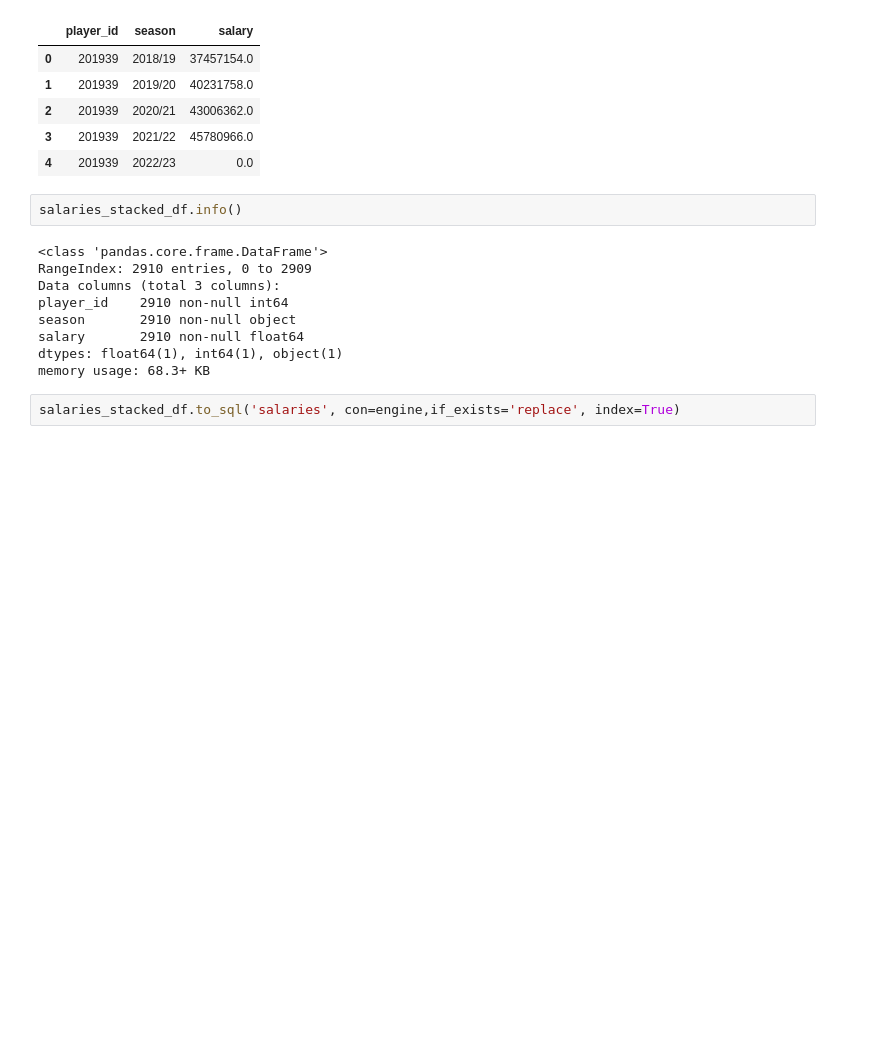
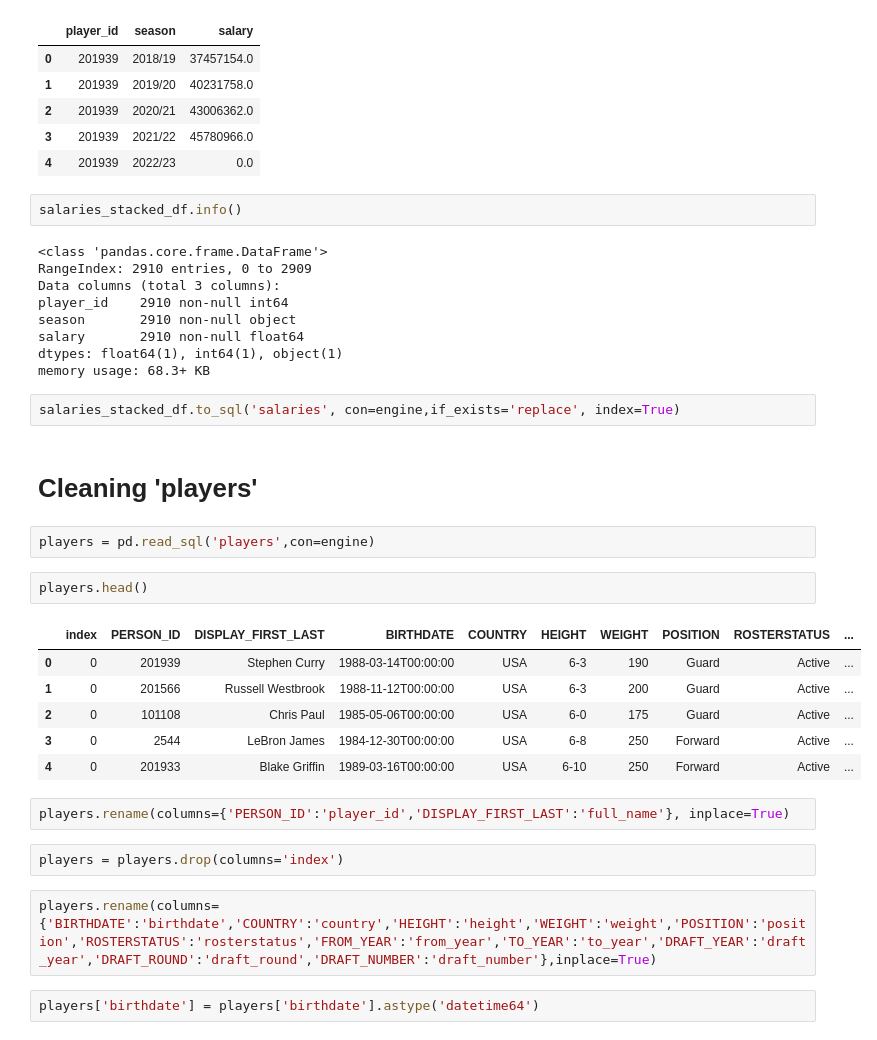
Before and after one commit to adriaferrer/Project3, a Jupyter notebook: Data_cleaning.ipynb, the cells around one changed output. Saved outputs shown, nothing was run; the diff lists cells and outputs as text; blank space fills up the shorter version.

```diff
--- a/Data_cleaning.ipynb
+++ b/Data_cleaning.ipynb
@@ -252,3 +252,24 @@ dtypes: float64(1), int64(1), object(1)
 memory usage: 68.3+ KB
 # %%
 salaries_stacked_df.to_sql('salaries', con=engine,if_exists='replace', index=True)
+# %% [markdown]
+# Cleaning 'players'
+# %%
+players = pd.read_sql('players',con=engine)
+# %%
+players.head()
+# %% [output]
+|  | index | PERSON_ID | DISPLAY_FIRST_LAST | BIRTHDATE | COUNTRY | HEIGHT | WEIGHT | POSITION | ROSTERSTATUS | ... |
+| 0 | 0 | 201939 | Stephen Curry | 1988-03-14T00:00:00 | USA | 6-3 | 190 | Guard | Active | ... |
+| 1 | 0 | 201566 | Russell Westbrook | 1988-11-12T00:00:00 | USA | 6-3 | 200 | Guard | Active | ... |
+| 2 | 0 | 101108 | Chris Paul | 1985-05-06T00:00:00 | USA | 6-0 | 175 | Guard | Active | ... |
+| 3 | 0 | 2544 | LeBron James | 1984-12-30T00:00:00 | USA | 6-8 | 250 | Forward | Active | ... |
+| 4 | 0 | 201933 | Blake Griffin | 1989-03-16T00:00:00 | USA | 6-10 | 250 | Forward | Active | ... |
+# %%
+players.rename(columns={'PERSON_ID':'player_id','DISPLAY_FIRST_LAST':'full_name'}, inplace=True)
+# %%
+players = players.drop(columns='index')
+# %%
+players.rename(columns={'BIRTHDATE':'birthdate','COUNTRY':'country','HEIGHT':'height','WEIGHT':'weight','POSITION':'position','ROSTERSTATUS':'rosterstatus','FROM_YEAR':'from_year','TO_YEAR':'to_year','DRAFT_YEAR':'draft_year','DRAFT_ROUND':'draft_round','DRAFT_NUMBER':'draft_number'},inplace=True)
+# %%
+players['birthdate'] = players['birthdate'].astype('datetime64')
```
Also changed, not shown: parts of 49 cells of this notebook.
